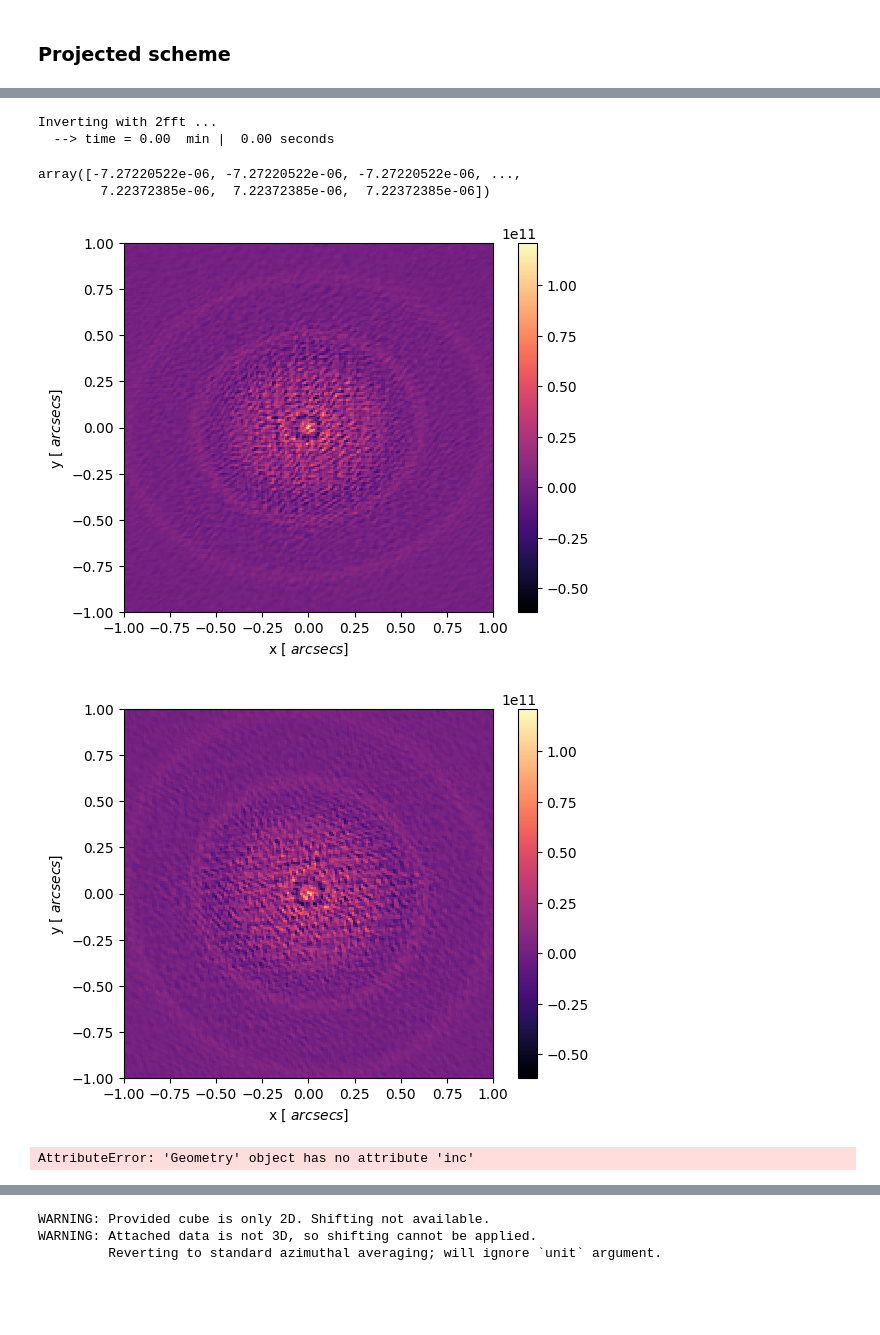
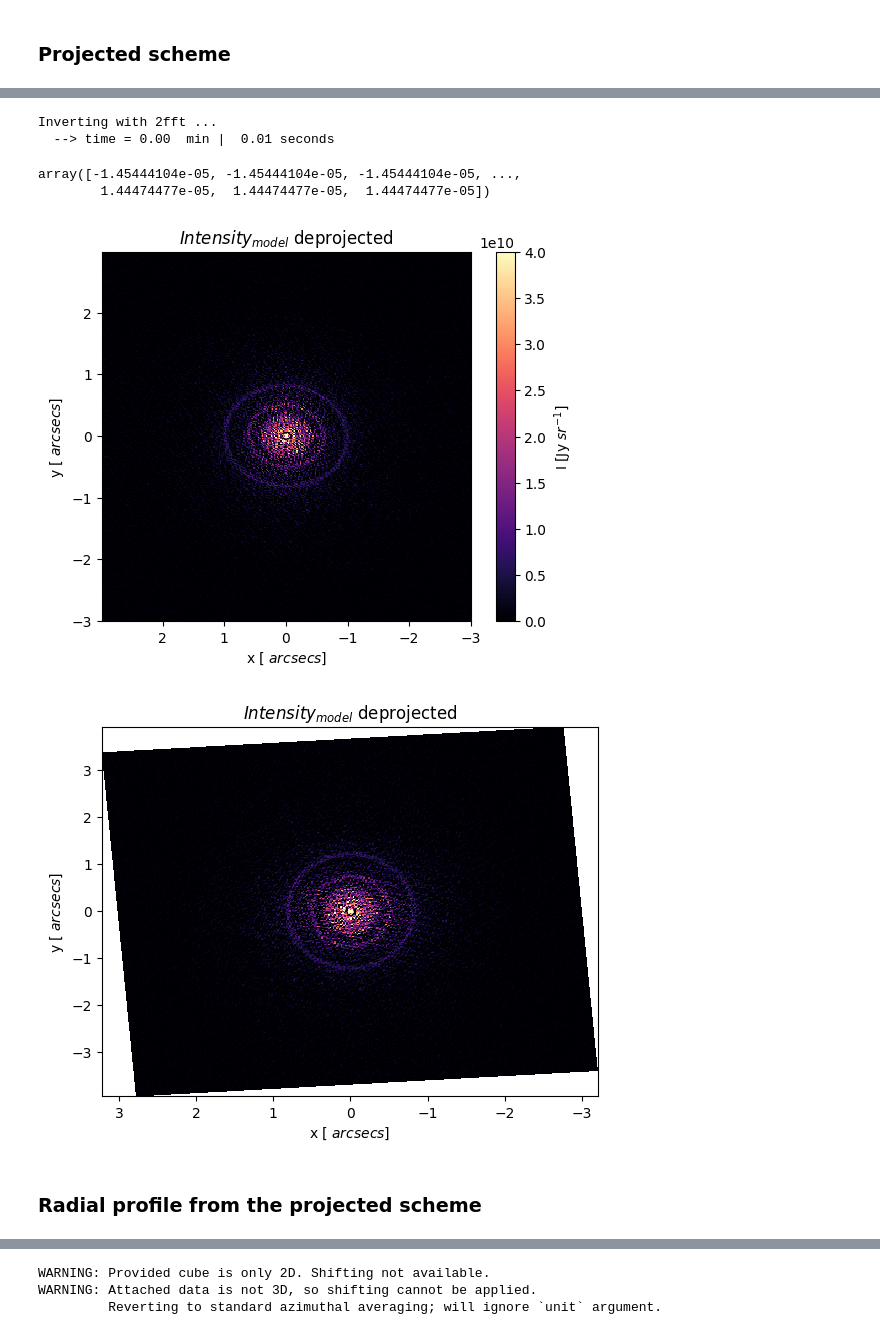
Before and after one commit to mariajmellado/frank2d, a Jupyter notebook: Notebooks/22_January_LookingForTheWrong_2_Deprojection.ipynb, the cells around one changed output, grey strips where cells are left out. Saved outputs shown, nothing was run; the diff lists cells and outputs as text; code cells hidden in the pictures; blank space fills up the shorter version.

```diff
--- a/Notebooks/22_January_LookingForTheWrong_2_Deprojection.ipynb
+++ b/Notebooks/22_January_LookingForTheWrong_2_Deprojection.ipynb
@@ -200,12 +351,14 @@ def deproject_profile(r, I, phase_shift=False, geom=None, axis=0, xmax=None, yma
 # %% [markdown]
 ### Data
 # %%
+disk_name = 'AS209 1mm'
+
 # Huang 2018
 inc = 34.97
 pa = 85.76
 dra = 1.9e-3
 ddec = -2.5e-3
-Rout = 1.5 #arcsecs
+Rout = 3 #arcsecs
 
 # UVtable
 dir = "../../../data/"
@@ -298,5 +451,5 @@ plt.colorbar()
 # %% [markdown]
 ### Running F2D
 # %%
-N = 400
+N = 300
 m, c, l = -0.33, -0.1, 1e5
@@ -462,23 +581,23 @@ plt.show()
 frank2d.fft()
 # %% [output]
 Inverting with 2fft ...
-  --> time = 0.00  min |  0.00 seconds
+  --> time = 0.00  min |  0.01 seconds
 # %%
 frank2d._FT._Xn
 # %% [output]
-array([-7.27220522e-06, -7.27220522e-06, -7.27220522e-06, ...,
-        7.22372385e-06,  7.22372385e-06,  7.22372385e-06])
+array([-1.45444104e-05, -1.45444104e-05, -1.45444104e-05, ...,
+        1.44474477e-05,  1.44474477e-05,  1.44474477e-05])
 # %%
 x , y = frank2d._FT._Xn*rad_to_arcsec, frank2d._FT._Yn*rad_to_arcsec
 # %%
-plt.pcolormesh(x.reshape(N,N), y.reshape(N,N), frank2d.sol_intensity, cmap = 'magma')
+plt.pcolormesh(y.reshape(N,N), x.reshape(N,N), frank2d.sol_intensity, cmap = 'magma',  vmin = 0, vmax = 4e10)
 plt.xlabel(r'x [ $arcsecs$]')
 plt.ylabel(r'y [ $arcsecs$]')
-plt.xlim(-1, 1)
-plt.ylim(-1, 1)
-
-plt.colorbar()
 plt.gca().set_aspect('equal')
+plt.gca().invert_xaxis()
+plt.title(r'$Intensity_{model}$ deprojected')
+cmap = plt.colorbar()
+cmap.set_label(r'I [Jy $sr^{-1}$]', size=10)
 plt.show()
 # %% [output]
-[figure, old version]
+[figure, new version]
@@ -495,16 +606,16 @@ y_d = (x *-sin_pa + y * cos_pa)
 # %%
-plt.pcolormesh(x_d.reshape(N,N), y_d.reshape(N,N), frank2d.sol_intensity, cmap = 'magma')
+plt.clf()
+plt.pcolormesh(y_d.reshape(N,N), x_d.reshape(N,N), frank2d.sol_intensity, cmap = 'magma',  vmin = 0, vmax = 4e10)
 plt.xlabel(r'x [ $arcsecs$]')
 plt.ylabel(r'y [ $arcsecs$]')
-plt.xlim(-1, 1)
-plt.ylim(-1, 1)
-plt.colorbar()
-plt.gca().set_aspect('equal')
+
+plt.gca().invert_xaxis()
+plt.title(r'$Intensity_{model}$ deprojected')
+#cmap = plt.colorbar()
+#cmap.set_label(r'I [Jy $sr^{-1}$]', size=10)
 plt.show()
 # %% [output]
-[figure, old version]
+[figure, new version]
-# %%
-Plot(frank2d, Geometry(inc, pa, dra, ddec)).get_image_intensity(deprojected = True, fig_size = 5)
-# %% [output]
-AttributeError: 'Geometry' object has no attribute 'inc'
+# %% [markdown]
+### Radial profile from the projected scheme
 # %% [markdown]
```
Also changed, not shown: parts of 66 cells of this notebook, 6 other files.
